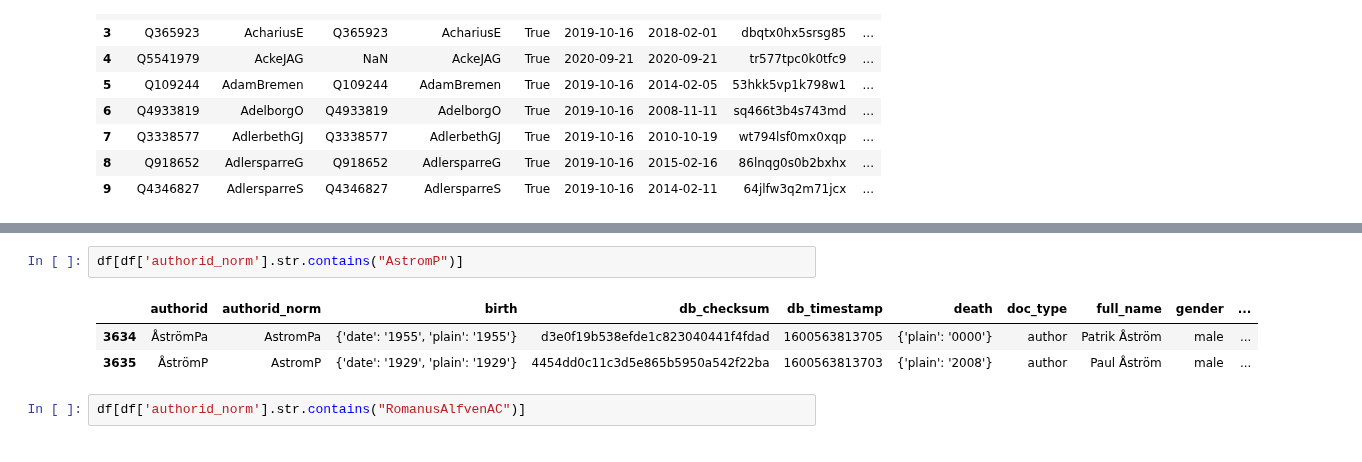
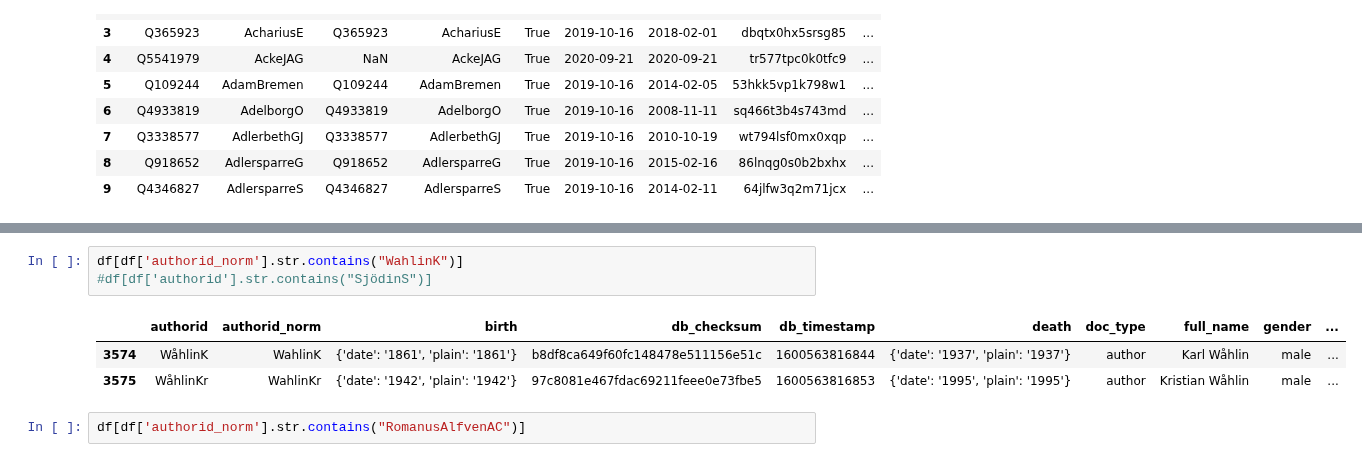
Before and after one commit to salgo60/open-data-examples, a Jupyter notebook: Litteraturbanken Author.ipynb, the cells around one changed output, grey strips where cells are left out. Saved outputs shown, nothing was run; the diff lists cells and outputs as text.

```diff
--- a/Litteraturbanken Author.ipynb
+++ b/Litteraturbanken Author.ipynb
@@ -364,9 +366,10 @@ wdonly
 # %%
-df[df['authorid_norm'].str.contains("AstromP")]
+df[df['authorid_norm'].str.contains("WahlinK")]
+#df[df['authorid'].str.contains("SjödinS")]
 # %% [output]
 |  | authorid | authorid_norm | birth | db_checksum | db_timestamp | death | doc_type | full_name | gender | ... |
-| 3634 | ÅströmPa | AstromPa | {'date': '1955', 'plain': '1955'} | d3e0f19b538efde1c823040441f4fdad | 1600563813705 | {'plain': '0000'} | author | Patrik Åström | male | ... |
-| 3635 | ÅströmP | AstromP | {'date': '1929', 'plain': '1929'} | 4454dd0c11c3d5e865b5950a542f22ba | 1600563813703 | {'plain': '2008'} | author | Paul Åström | male | ... |
+| 3574 | WåhlinK | WahlinK | {'date': '1861', 'plain': '1861'} | b8df8ca649f60fc148478e511156e51c | 1600563816844 | {'date': '1937', 'plain': '1937'} | author | Karl Wåhlin | male | ... |
+| 3575 | WåhlinKr | WahlinKr | {'date': '1942', 'plain': '1942'} | 97c8081e467fdac69211feee0e73fbe5 | 1600563816853 | {'date': '1995', 'plain': '1995'} | author | Kristian Wåhlin | male | ... |
 # %%
 df[df['authorid_norm'].str.contains("RomanusAlfvenAC")]
 # %% [output]
```
Also changed, not shown: parts of 19 cells of this notebook, 7 other files.
